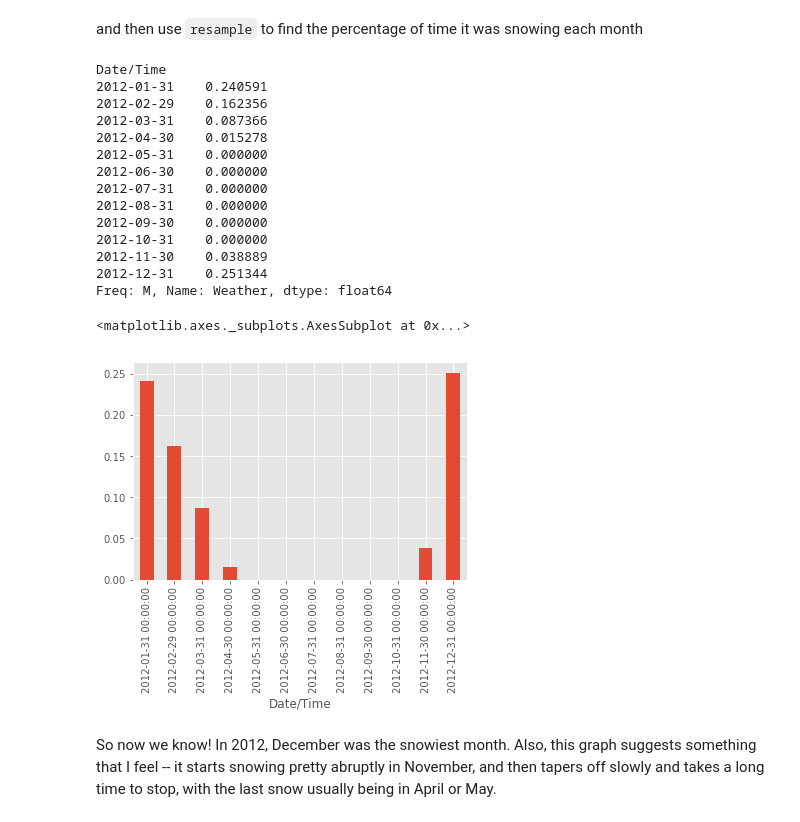
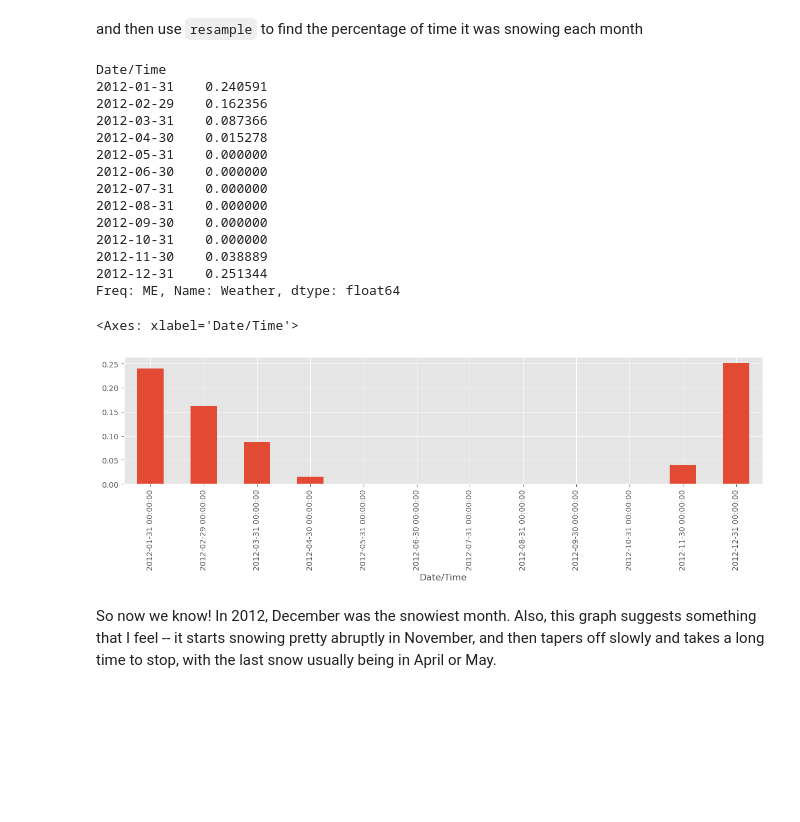
Before and after one commit to Fabian-cloud-creator/pandas-cookbook, a Jupyter notebook: cookbook/Chapter 6 - String Operations- Which month was the snowiest.ipynb, the cells around one changed output. Cells and saved outputs as stored; diff of their text form; code cells hidden in the pictures; blank space fills up the shorter version.

```diff
--- a/cookbook/Chapter 6 - String Operations- Which month was the snowiest.ipynb
+++ b/cookbook/Chapter 6 - String Operations- Which month was the snowiest.ipynb
@@ -45,6 +55,6 @@ Date/Time
 Name: Weather, dtype: bool
 # %%
 # More useful!
-is_snowing=is_snowing.astype(float)
+is_snowing=is_snowing.astype(int)
 is_snowing.plot()
 # %% [output]
@@ -81,7 +86,7 @@ Name: Weather, dtype: float64
 # %% [markdown]
 and then use `resample` to find the percentage of time it was snowing each month
 # %%
-is_snowing.astype(float).resample('M').apply(np.mean)
+is_snowing.astype(float).resample('ME').apply(np.mean)
 # %% [output]
 Date/Time
 2012-01-31    0.240591
@@ -96,12 +101,12 @@ Date/Time
 2012-10-31    0.000000
 2012-11-30    0.038889
 2012-12-31    0.251344
-Freq: M, Name: Weather, dtype: float64
+Freq: ME, Name: Weather, dtype: float64
 # %%
-is_snowing.astype(float).resample('M').apply(np.mean).plot(kind='bar')
+is_snowing.astype(float).resample('ME').apply(np.mean).plot(kind='bar')
 # %% [output]
-<matplotlib.axes._subplots.AxesSubplot at 0x...>
+<Axes: xlabel='Date/Time'>
-[figure, old version]
+[figure, new version]
 # %% [markdown]
 So now we know! In 2012, December was the snowiest month. Also, this graph suggests something that I feel -- it starts snowing pretty abruptly in November, and then tapers off slowly and takes a long time to stop, with the last snow usually being in April or May.
 # %% [markdown]
```
Also changed, not shown: parts of 7 cells of this notebook.
